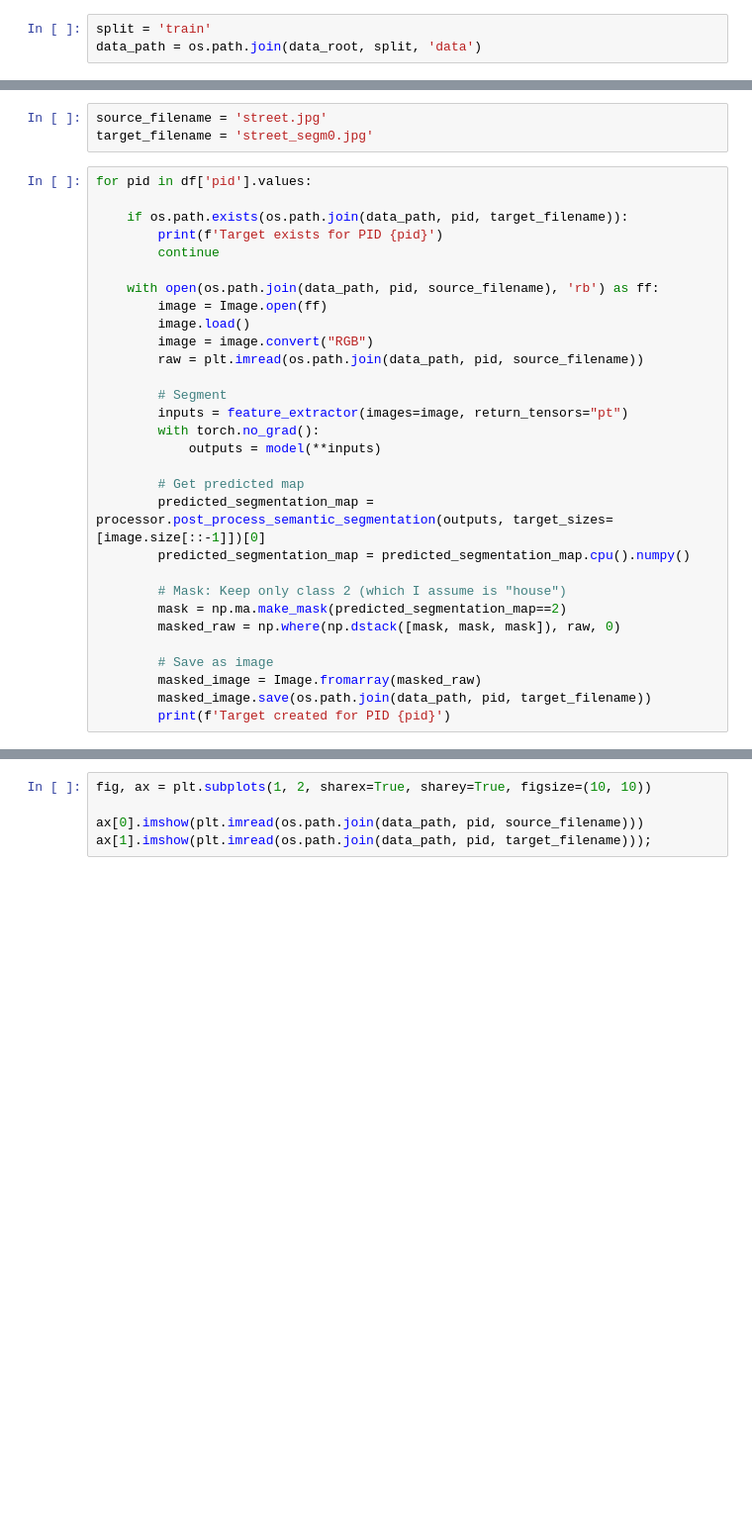
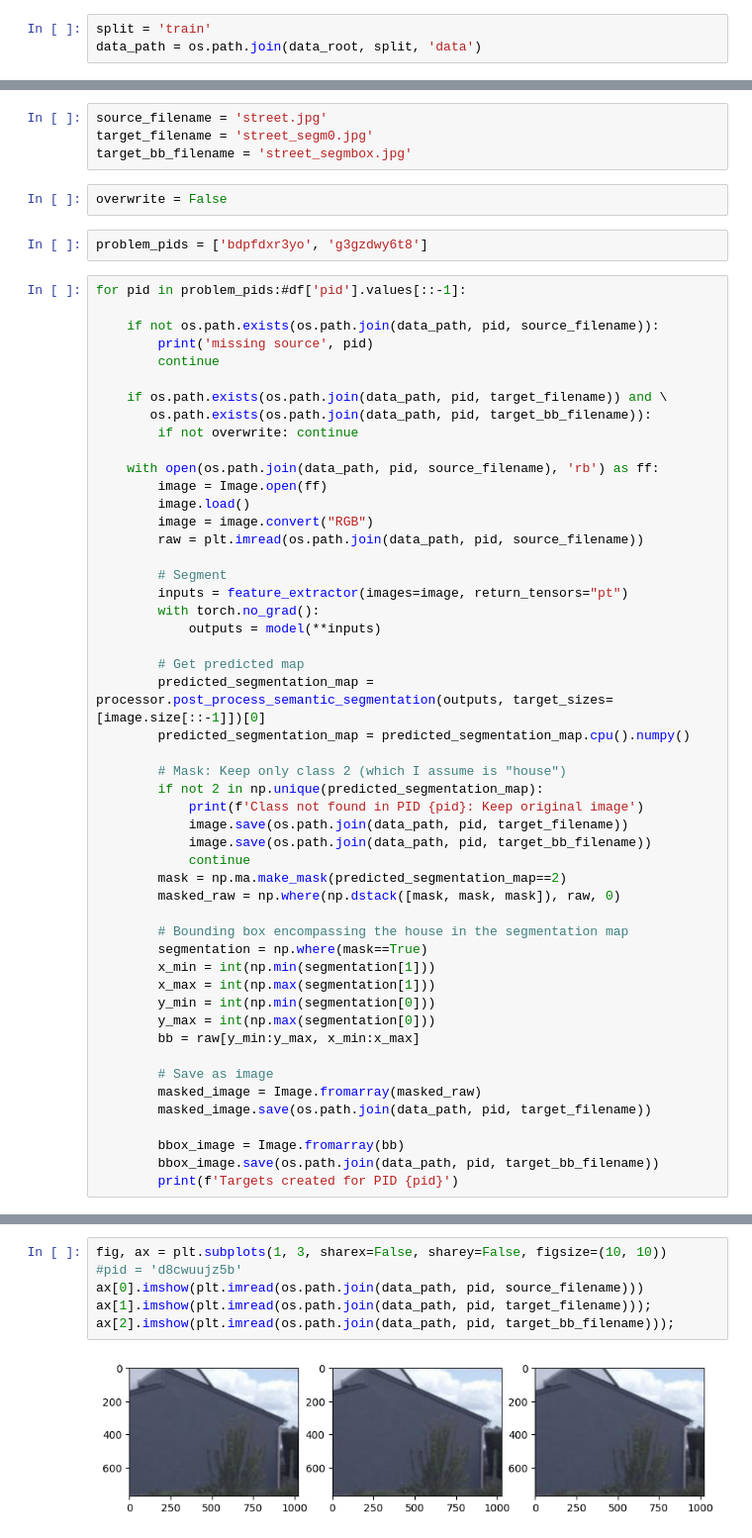
Before and after one commit to crlna16/ai4eo-map-your-city, a Jupyter notebook: notebooks/segmentation.ipynb, the cells around one changed output, grey strips where cells are left out. Shown: that part at 99% size. Saved outputs shown, nothing was run; the diff lists cells and outputs as text; blank space fills up the shorter version.

Commit message:
finished pre-processing segmentation notebook for streetview images

```diff
--- a/notebooks/segmentation.ipynb
+++ b/notebooks/segmentation.ipynb
@@ -28,12 +43,21 @@ df.head()
 # %%
 source_filename = 'street.jpg'
 target_filename = 'street_segm0.jpg'
+target_bb_filename = 'street_segmbox.jpg'
+# %%
+overwrite = False
+# %%
+problem_pids = ['bdpfdxr3yo', 'g3gzdwy6t8']
 # %%
-for pid in df['pid'].values:
+for pid in problem_pids:#df['pid'].values[::-1]:
 
-    if os.path.exists(os.path.join(data_path, pid, target_filename)):
-        print(f'Target exists for PID {pid}')
+    if not os.path.exists(os.path.join(data_path, pid, source_filename)):
+        print('missing source', pid)
         continue
+
+    if os.path.exists(os.path.join(data_path, pid, target_filename)) and \
+       os.path.exists(os.path.join(data_path, pid, target_bb_filename)):
+        if not overwrite: continue
 
     with open(os.path.join(data_path, pid, source_filename), 'rb') as ff:
         image = Image.open(ff)
@@ -51,10 +75,26 @@ for pid in df['pid'].values:
         predicted_segmentation_map = predicted_segmentation_map.cpu().numpy()
 
         # Mask: Keep only class 2 (which I assume is "house")
+        if not 2 in np.unique(predicted_segmentation_map):
+            print(f'Class not found in PID {pid}: Keep original image')
+            image.save(os.path.join(data_path, pid, target_filename))
+            image.save(os.path.join(data_path, pid, target_bb_filename))
+            continue
         mask = np.ma.make_mask(predicted_segmentation_map==2)
         masked_raw = np.where(np.dstack([mask, mask, mask]), raw, 0)
+
+        # Bounding box encompassing the house in the segmentation map
+        segmentation = np.where(mask==True)
+        x_min = int(np.min(segmentation[1]))
+        x_max = int(np.max(segmentation[1]))
+        y_min = int(np.min(segmentation[0]))
+        y_max = int(np.max(segmentation[0]))
+        bb = raw[y_min:y_max, x_min:x_max]
 
         # Save as image
         masked_image = Image.fromarray(masked_raw)
         masked_image.save(os.path.join(data_path, pid, target_filename))
-        print(f'Target created for PID {pid}')
+
+        bbox_image = Image.fromarray(bb)
+        bbox_image.save(os.path.join(data_path, pid, target_bb_filename))
+        print(f'Targets created for PID {pid}')
@@ -61,5 +103,8 @@ for pid in df['pid'].values:
 # %%
-fig, ax = plt.subplots(1, 2, sharex=True, sharey=True, figsize=(10, 10))
-
+fig, ax = plt.subplots(1, 3, sharex=False, sharey=False, figsize=(10, 10))
+#pid = 'd8cwuujz5b'
 ax[0].imshow(plt.imread(os.path.join(data_path, pid, source_filename)))
 ax[1].imshow(plt.imread(os.path.join(data_path, pid, target_filename)));
+ax[2].imshow(plt.imread(os.path.join(data_path, pid, target_bb_filename)));
+# %% [output]
+[figure, added]
```
Also changed, not shown: parts of 3 cells of this notebook, 2 other files.
